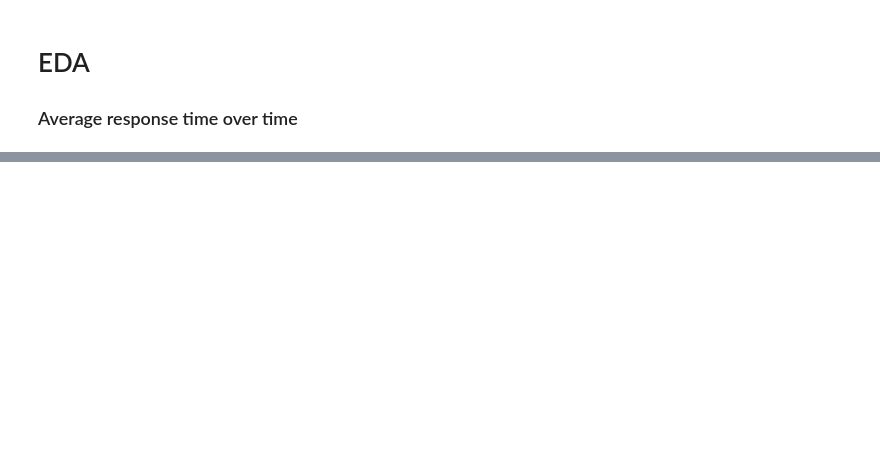
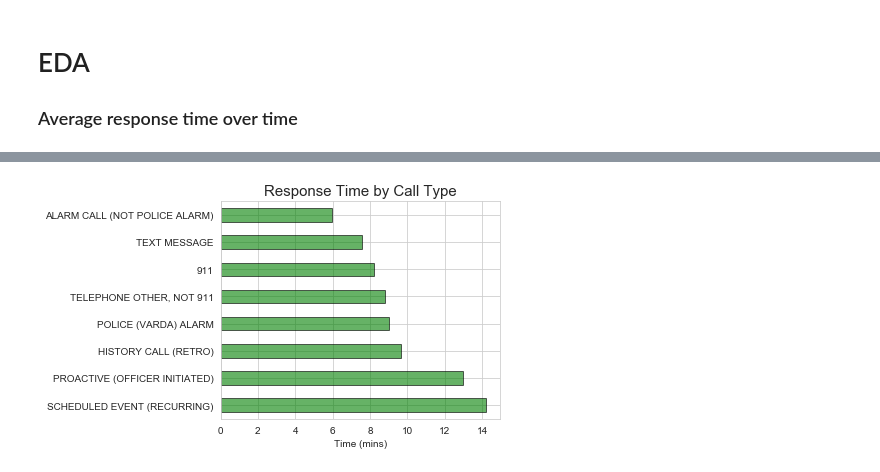
Before and after one commit to liuy379/Data512, a Jupyter notebook: final_project/analysis.ipynb, the cells around one changed output, grey strips where cells are left out. Saved outputs shown, nothing was run; the diff lists cells and outputs as text; code cells hidden in the pictures; blank space fills up the shorter version.

```diff
--- a/final_project/analysis.ipynb
+++ b/final_project/analysis.ipynb
@@ -278,0 +45,19 @@ df.sample(5000)['response_time'].plot.hist(bins=30, ax=ax, edgecolor='white');
+# %%
+# aggregate response time by call type
+response_by_call_type = df.groupby(['Priority','Call Type']).agg(
+    response_time = ('response_time','mean'),
+    n = ('response_time','count')
+).reset_index().sort_values(['Priority','response_time'])
+# %%
+fig, ax = plt.subplots(figsize=(5,4))
+response_by_call_type[(response_by_call_type['Priority'] == 1) &
+                      (response_by_call_type['Call Type'] != 'ONVIEW') &
+                      (response_by_call_type['Call Type'] != 'IN PERSON COMPLAINT')][['Call Type','response_time']] \
+    .set_index('Call Type') \
+    .sort_values('response_time', ascending=False) \
+    .plot.barh(edgecolor='black', color='green', legend=False, alpha=0.6, ax=ax)
+ax.set_title('Response Time by Call Type', fontsize=15)
+ax.set_ylabel('')
+ax.set_xlabel('Time (mins)');
+# %% [output]
+[figure, added]
```
Also changed, not shown: parts of 49 cells of this notebook, 13 other files.
